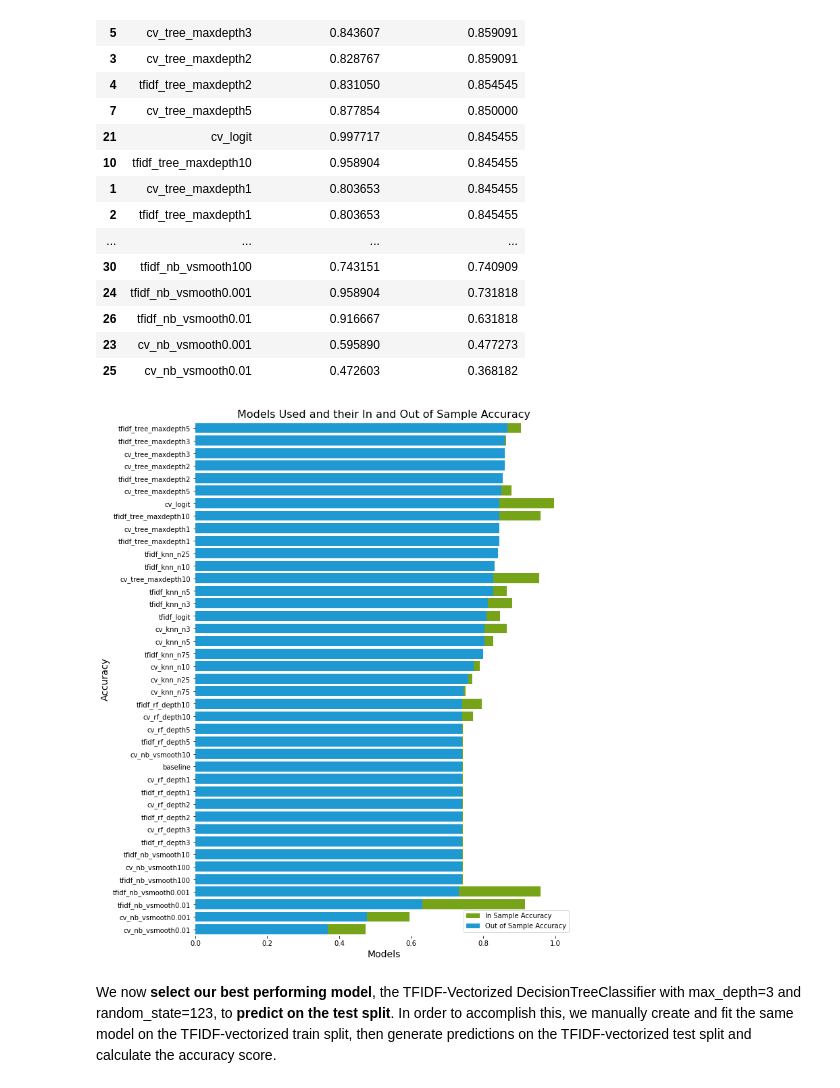
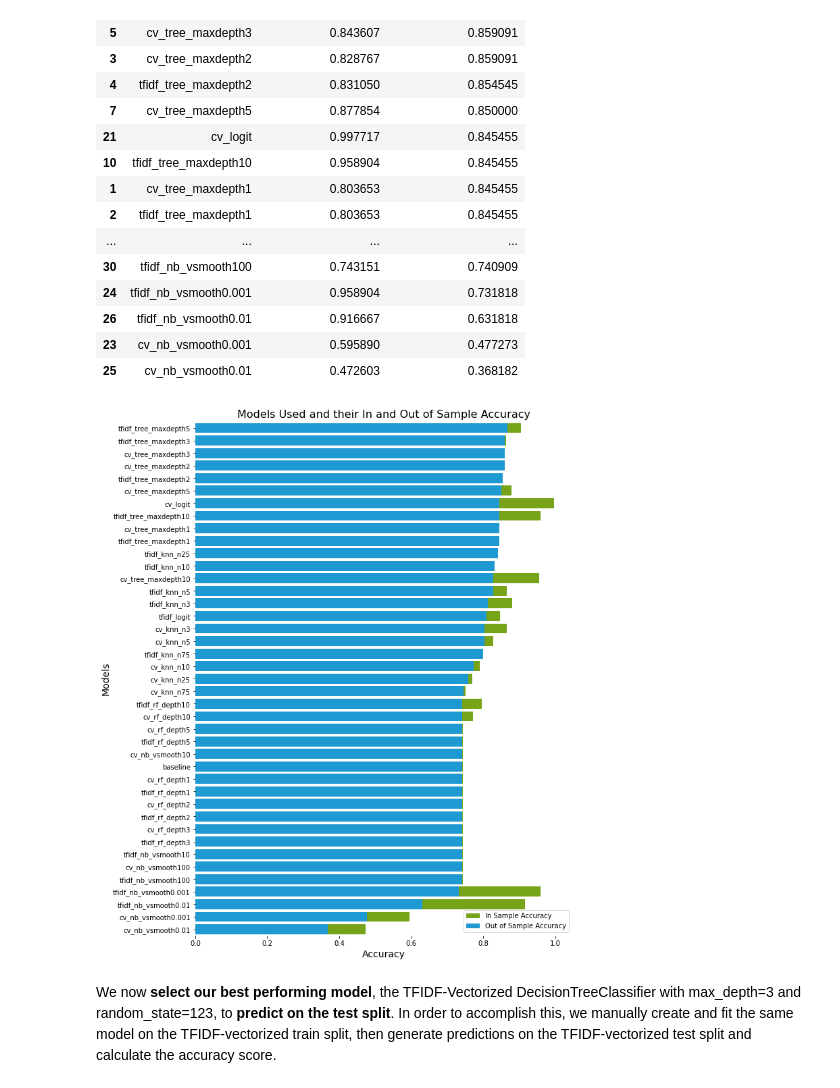
Before and after one commit to lets-talk-codeup/github-guesser, a Jupyter notebook: NLP_project_final_notebook.ipynb, the cells around one changed output. Saved outputs shown, nothing was run; the diff lists cells and outputs as text; code cells hidden in the pictures.

```diff
--- a/NLP_project_final_notebook.ipynb
+++ b/NLP_project_final_notebook.ipynb
@@ -842,25 +842,25 @@ all_models
 | 26 | tfidf_nb_vsmooth0.01 | 0.916667 | 0.631818 |
 | 23 | cv_nb_vsmooth0.001 | 0.595890 | 0.477273 |
 | 25 | cv_nb_vsmooth0.01 | 0.472603 | 0.368182 |
-# %%
-# Initialize the matplotlib figure
-plt.figure(figsize=(10, 14))
-
-# Plot of the Modeling Results on train
-sns.barplot(x="InSample_Accuracy", y="Model", data=all_models, label="In Sample Accuracy", color='#7fba00')
-
-# Plot of the Modeling Results on validate
-sns.barplot(x="OutSample_Accuracy", y="Model", data=all_models, label="Out of Sample Accuracy", color='#00a4ef')
-
-# Add a legend and informative axis label
-plt.title('Models Used and their In and Out of Sample Accuracy', fontsize=16)
-plt.xlabel("Models", fontsize=14)
-plt.ylabel('Accuracy', fontsize=14)
-plt.legend()
-
-sns.despine(left=True, bottom=True)
-# %% [output]
-[figure, removed]
+# %%
+# Initialize the matplotlib figure
+plt.figure(figsize=(10, 14))
+
+# Plot of the Modeling Results on train
+sns.barplot(x="InSample_Accuracy", y="Model", data=all_models, label="In Sample Accuracy", color='#7fba00')
+
+# Plot of the Modeling Results on validate
+sns.barplot(x="OutSample_Accuracy", y="Model", data=all_models, label="Out of Sample Accuracy", color='#00a4ef')
+
+# Add a legend and informative axis label
+plt.title('Models Used and their In and Out of Sample Accuracy', fontsize=16)
+plt.xlabel("Accuracy", fontsize=14)
+plt.ylabel('Models', fontsize=14)
+plt.legend()
+
+sns.despine(left=True, bottom=True)
+# %% [output]
+[figure, added]
 # %% [markdown]
 We now **select our best performing model**, the TFIDF-Vectorized DecisionTreeClassifier with max_depth=3 and random_state=123, to **predict on the test split**. In order to accomplish this, we manually create and fit the same model on the TFIDF-vectorized train split, then generate predictions on the TFIDF-vectorized test split and calculate the accuracy score.
 # %%
```
Also changed, not shown: parts of 3 cells of this notebook.
